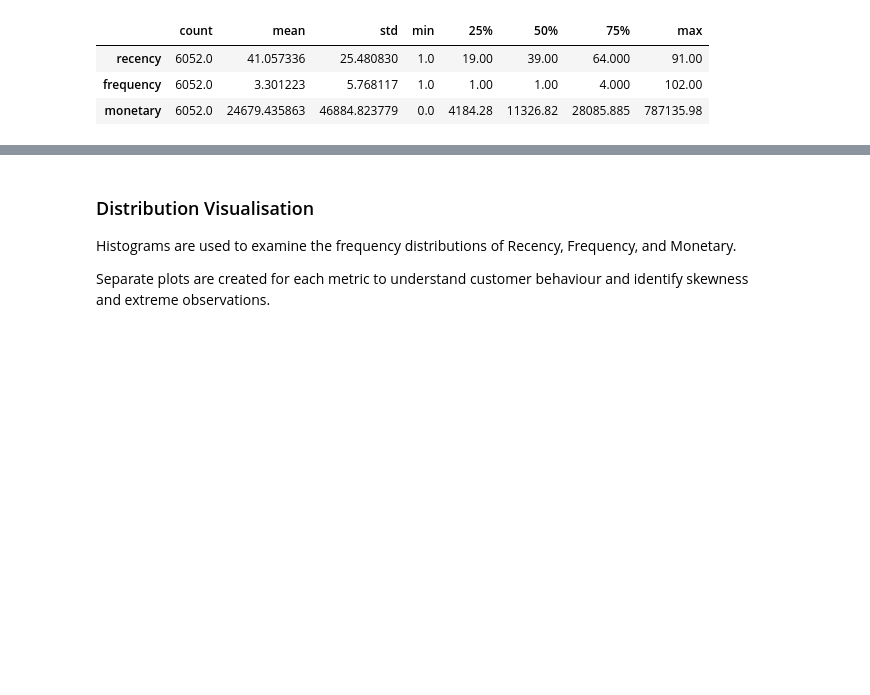
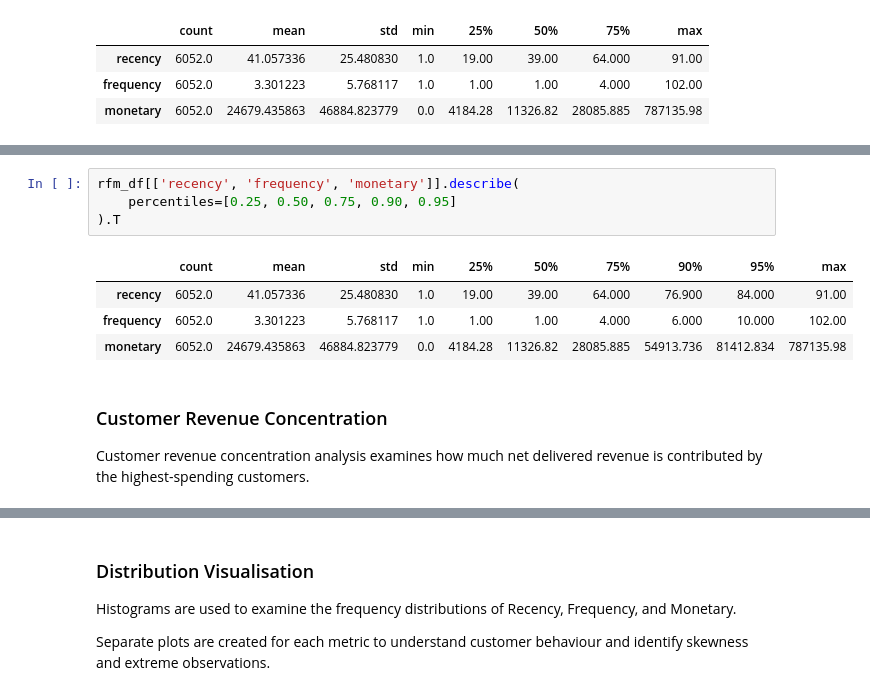
Before and after one commit to neharika/rfm-customer-segmentation, a Jupyter notebook: notebooks/02_rfm_features.ipynb, the cells around one changed output, grey strips where cells are left out. Cells and saved outputs as stored; diff of their text form; blank space fills up the shorter version.

```diff
--- a/notebooks/02_rfm_features.ipynb
+++ b/notebooks/02_rfm_features.ipynb
@@ -264,0 +336,13 @@ Histograms will be used to examine the shape of each distribution and identify p
+# %%
+rfm_df[['recency', 'frequency', 'monetary']].describe(
+    percentiles=[0.25, 0.50, 0.75, 0.90, 0.95]
+).T
+# %% [output]
+|  | count | mean | std | min | 25% | 50% | 75% | 90% | 95% | max |
+| recency | 6052.0 | 41.057336 | 25.480830 | 1.0 | 19.00 | 39.00 | 64.000 | 76.900 | 84.000 | 91.00 |
+| frequency | 6052.0 | 3.301223 | 5.768117 | 1.0 | 1.00 | 1.00 | 4.000 | 6.000 | 10.000 | 102.00 |
+| monetary | 6052.0 | 24679.435863 | 46884.823779 | 0.0 | 4184.28 | 11326.82 | 28085.885 | 54913.736 | 81412.834 | 787135.98 |
+# %% [markdown]
+### Customer Revenue Concentration
+
+Customer revenue concentration analysis examines how much net delivered revenue is contributed by the highest-spending customers.
```
Also changed, not shown: parts of 7 cells of this notebook, 1 other file.
